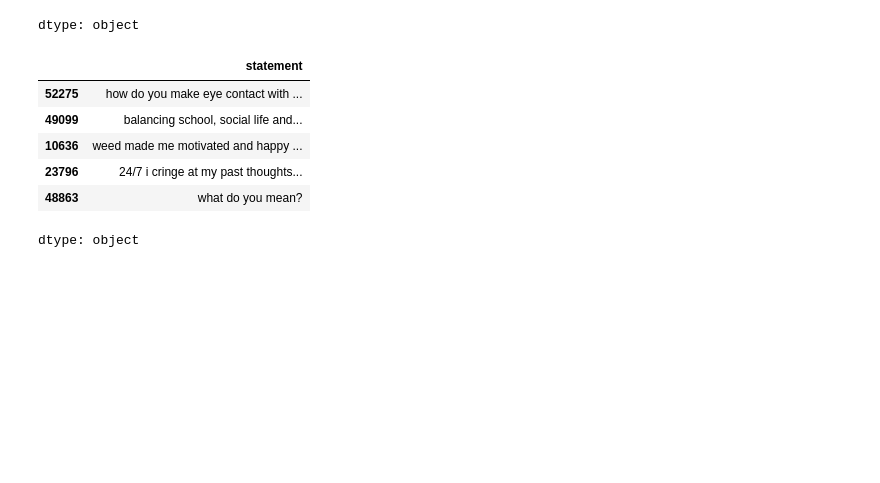
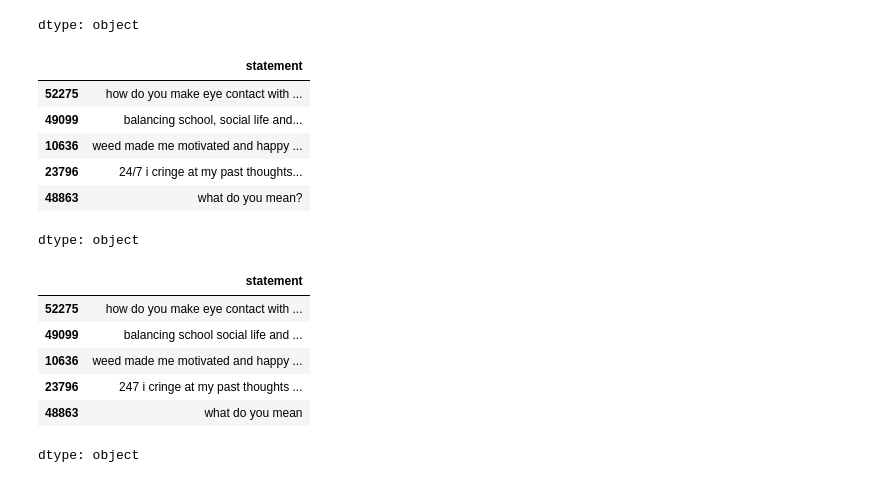
Before and after one commit to savindumahasen/Depression-Detection-Using-Sentiment-Analysis, a Jupyter notebook: DepressionDetectionUsingNLP.ipynb, the cells around one changed output. Cells and saved outputs as stored; diff of their text form; code cells hidden in the pictures; blank space fills up the shorter version.

Commit message:
Remove the pucntuation marks from text

```diff
--- a/DepressionDetectionUsingNLP.ipynb
+++ b/DepressionDetectionUsingNLP.ipynb
@@ -175,0 +178,15 @@ dtype: object
+# %%
+def remove_punctuation(text):
+    for punctuations in string.punctuation:
+        text=text.replace(punctuations,'')
+    return text
+train_set_new['statement']=train_set_new['statement'].apply(remove_punctuation)
+train_set_new['statement'].head()
+# %% [output]
+|  | statement |
+| 52275 | how do you make eye contact with ... |
+| 49099 | balancing school social life and ... |
+| 10636 | weed made me motivated and happy ... |
+| 23796 | 247 i cringe at my past thoughts ... |
+| 48863 | what do you mean |
+dtype: object
```
Also changed, not shown: parts of 1 cell of this notebook.
